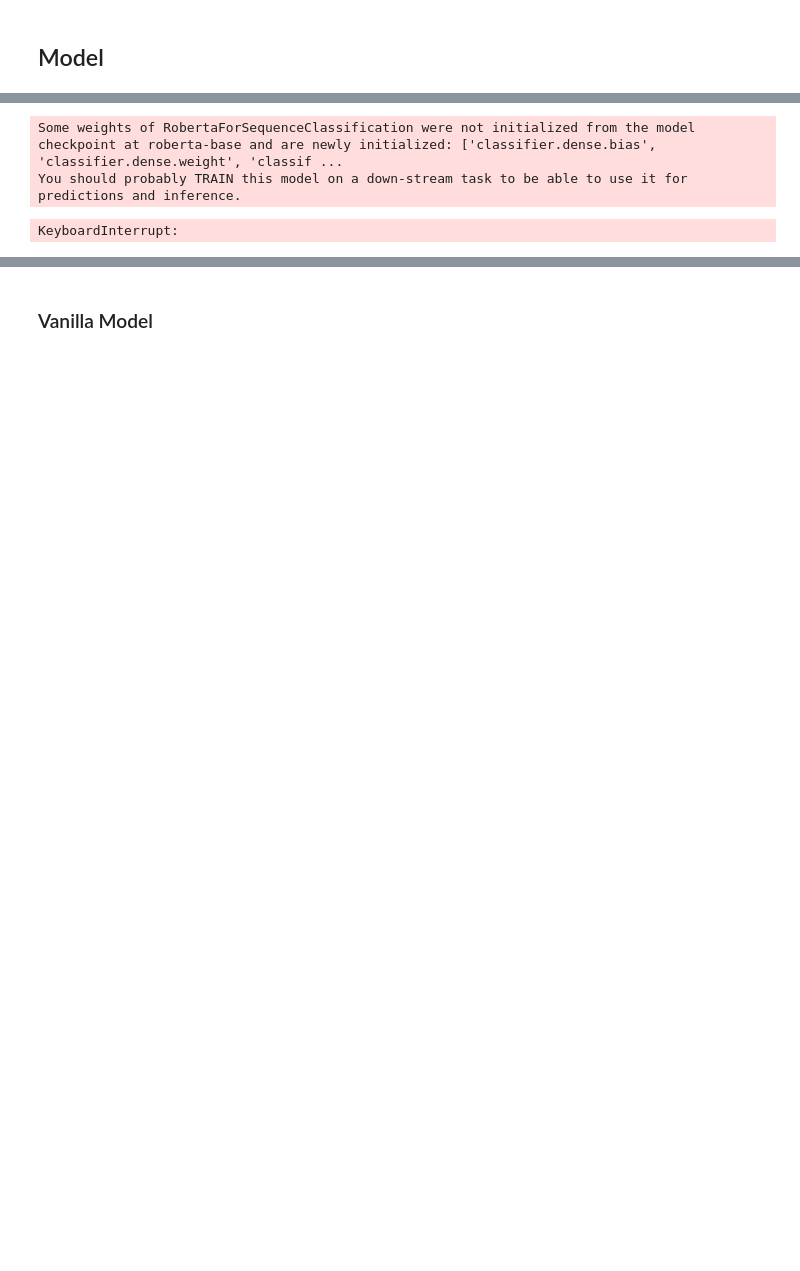
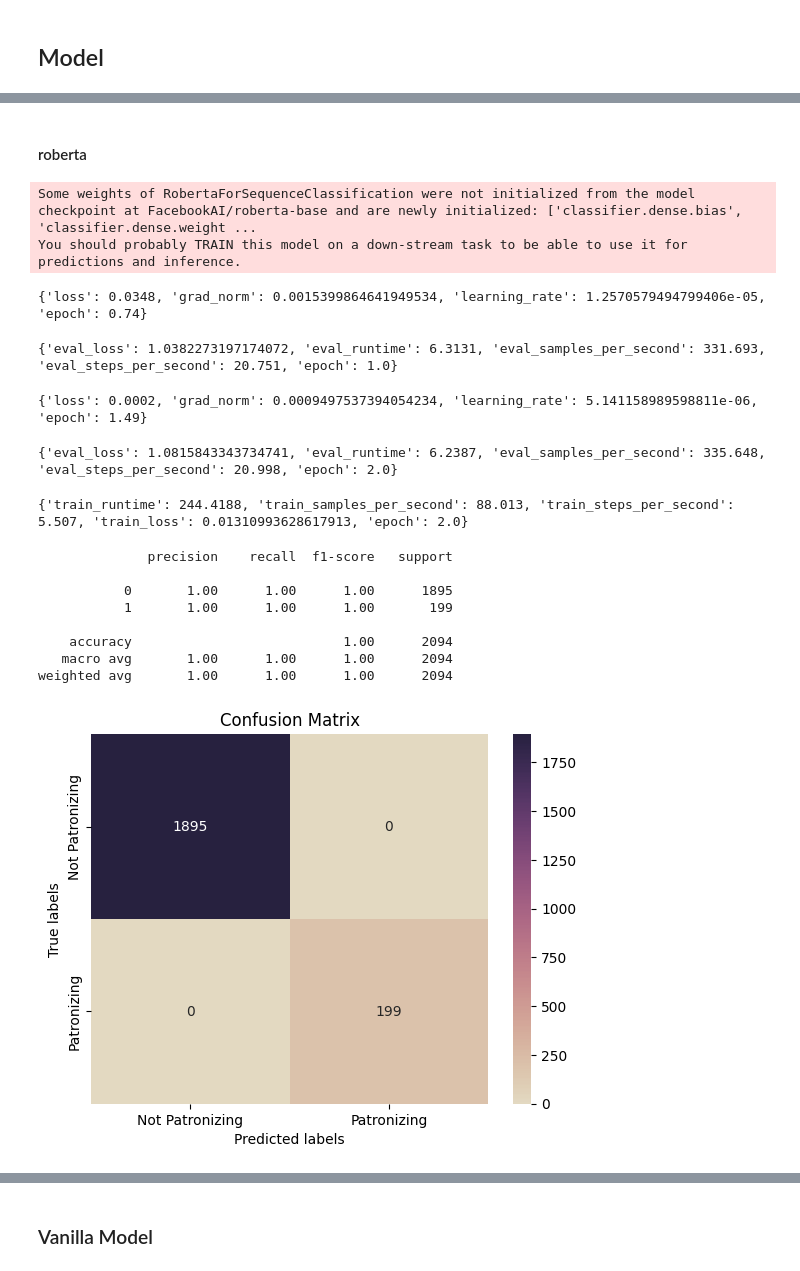
Before and after one commit to avzh1/nlp_bert_classifier, a Jupyter notebook: src/binary-classification.ipynb, the cells around one changed output, grey strips where cells are left out. Cells and saved outputs as stored; diff of their text form; code cells hidden in the pictures; blank space fills up the shorter version.

```diff
--- a/src/binary-classification.ipynb
+++ b/src/binary-classification.ipynb
@@ -106,5 +102,4 @@ train_data.loc[train_data['label'].isin([2,3,4]), 'is_patronizing'] = 1
 train_data = train_data.dropna(subset = 'text')
 test_data = test_data.dropna(subset = 'text')
 
-test_data['is_patronizing'] = -1
-test_data
+test_data['label'] = -1 # for compatibility with the dataloader, set a dummy label variable
@@ -586,3 +373,55 @@ AttributeError: 'BERT_hate_speech' object has no attribute 'predict'
+# %% [markdown]
+#### roberta
+# %%
+from transformers import RobertaTokenizer
+
+model = AutoModelForSequenceClassification.from_pretrained('FacebookAI/roberta-base', num_labels=2)
+tokenizer = RobertaTokenizer.from_pretrained('FacebookAI/roberta-base')
+
+test_dataset = PCLDataset(test_data, mask_tokens=False, tokenizer=tokenizer)
+training_dataset = PCLDataset(sampled_train_data, mask_tokens=False, tokenizer=tokenizer)
+val_dataset = PCLDataset(sampled_val_data, mask_tokens=False, tokenizer=tokenizer)
+
+training_args = TrainingArguments(
+    output_dir="models/roberta-base-cased",
+    learning_rate=2e-5,
+    per_device_train_batch_size=16,
+    per_device_eval_batch_size=16,
+    num_train_epochs=2,
+    weight_decay=0.01,
+    evaluation_strategy="epoch",
+    save_strategy="epoch",
+    load_best_model_at_end=True,
+)
+
+trainer = Trainer(
+    model=model,
+    args=training_args,
+    train_dataset=training_dataset,
+    eval_dataset=val_dataset,
+    data_collator=training_dataset.collate_fn,
+)
+
+trainer.train()
+
+performance_metrics(trainer, val_dataset)
+# %% [output]
+Some weights of RobertaForSequenceClassification were not initialized from the model checkpoint at FacebookAI/roberta-base and are newly initialized: ['classifier.dense.bias', 'classifier.dense.weight ...
+You should probably TRAIN this model on a down-stream task to be able to use it for predictions and inference.
+{'loss': 0.0348, 'grad_norm': 0.0015399864641949534, 'learning_rate': 1.2570579494799406e-05, 'epoch': 0.74}
+{'eval_loss': 1.0382273197174072, 'eval_runtime': 6.3131, 'eval_samples_per_second': 331.693, 'eval_steps_per_second': 20.751, 'epoch': 1.0}
+{'loss': 0.0002, 'grad_norm': 0.0009497537394054234, 'learning_rate': 5.141158989598811e-06, 'epoch': 1.49}
+{'eval_loss': 1.0815843343734741, 'eval_runtime': 6.2387, 'eval_samples_per_second': 335.648, 'eval_steps_per_second': 20.998, 'epoch': 2.0}
+{'train_runtime': 244.4188, 'train_samples_per_second': 88.013, 'train_steps_per_second': 5.507, 'train_loss': 0.01310993628617913, 'epoch': 2.0}
+              precision    recall  f1-score   support
+
+           0       1.00      1.00      1.00      1895
+           1       1.00      1.00      1.00       199
+
+    accuracy                           1.00      2094
+   macro avg       1.00      1.00      1.00      2094
+weighted avg       1.00      1.00      1.00      2094
+[figure, added]
 # %%
 
 task1_model_args = ClassificationArgs(num_train_epochs=10,
@@ -603,11 +442,7 @@ task1_model = ClassificationModel("roberta",
                                   use_cuda=torch.cuda.is_available())
 
 # train model
-task1_model.train_model(training_dataset.data[['text', 'is_patronizing']])
+task1_model.train_model(training_dataset.data[['text', 'label']])
-# %% [output]
-Some weights of RobertaForSequenceClassification were not initialized from the model checkpoint at roberta-base and are newly initialized: ['classifier.dense.bias', 'classifier.dense.weight', 'classif ...
-You should probably TRAIN this model on a down-stream task to be able to use it for predictions and inference.
-KeyboardInterrupt:
 # %%
 preds_task1, _ = task1_model.predict(test_dataset.data['text'].tolist())
 # %%
```
Also changed, not shown: parts of 52 cells of this notebook, 3 other files.
